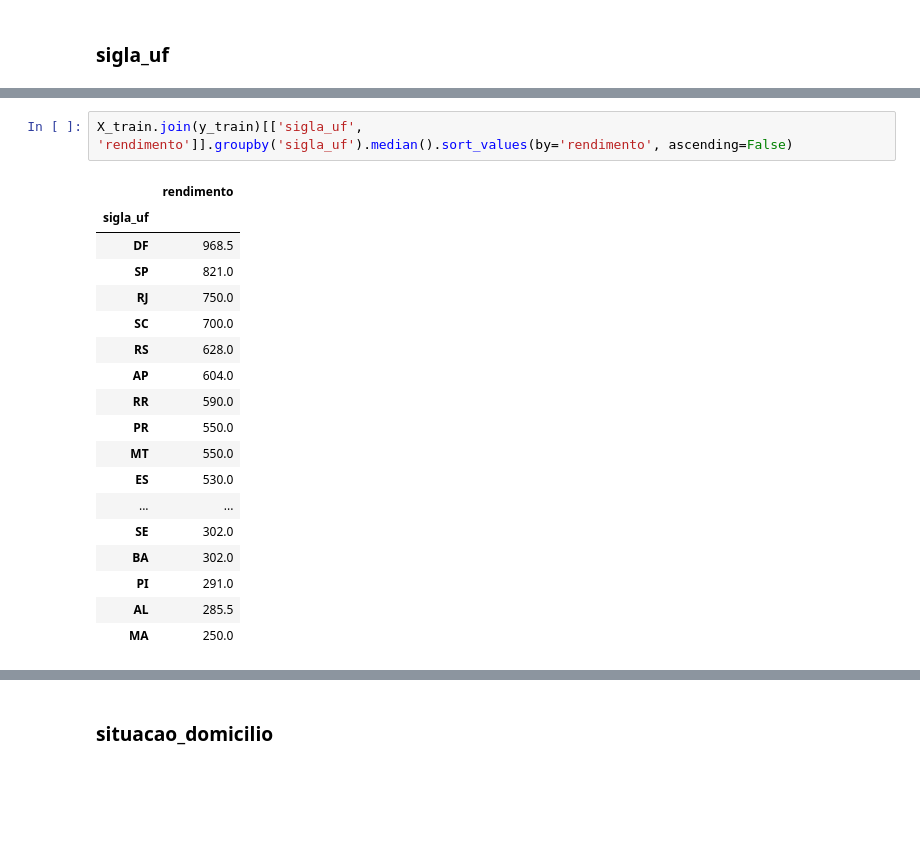
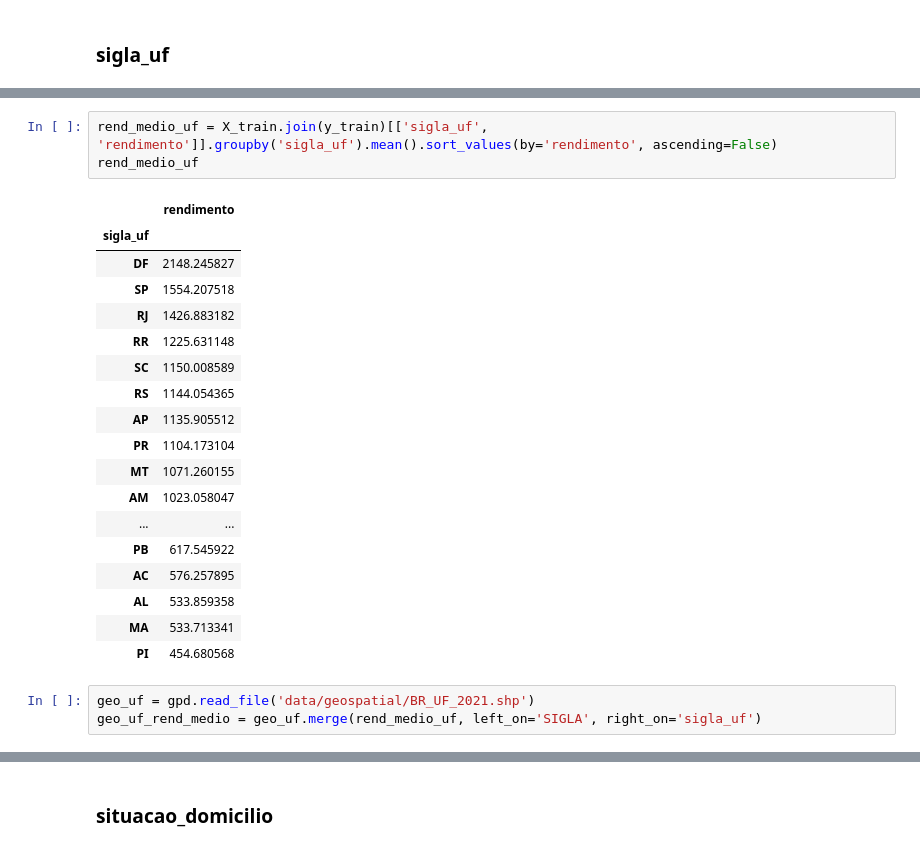
Before and after one commit to franklinzppa/renda-censo-regressao, a Jupyter notebook: renda-reg.ipynb, the cells around one changed output, grey strips where cells are left out. Drawn from its saved outputs; the diff is of its cells as text; blank space fills up the shorter version.

Commit message:
added geospatial analysis

```diff
--- a/renda-reg.ipynb
+++ b/renda-reg.ipynb
@@ -352,21 +337,25 @@ plt.show()
 # %%
-X_train.join(y_train)[['sigla_uf', 'rendimento']].groupby('sigla_uf').median().sort_values(by='rendimento', ascending=False)
+rend_medio_uf = X_train.join(y_train)[['sigla_uf', 'rendimento']].groupby('sigla_uf').mean().sort_values(by='rendimento', ascending=False)
+rend_medio_uf
 # %% [output]
 |  | rendimento |
 | sigla_uf |  |
-| DF | 968.5 |
-| SP | 821.0 |
-| RJ | 750.0 |
-| SC | 700.0 |
-| RS | 628.0 |
-| AP | 604.0 |
-| RR | 590.0 |
-| PR | 550.0 |
-| MT | 550.0 |
-| ES | 530.0 |
+| DF | 2148.245827 |
+| SP | 1554.207518 |
+| RJ | 1426.883182 |
+| RR | 1225.631148 |
+| SC | 1150.008589 |
+| RS | 1144.054365 |
+| AP | 1135.905512 |
+| PR | 1104.173104 |
+| MT | 1071.260155 |
+| AM | 1023.058047 |
 | ... | ... |
-| SE | 302.0 |
-| BA | 302.0 |
-| PI | 291.0 |
-| AL | 285.5 |
-| MA | 250.0 |
+| PB | 617.545922 |
+| AC | 576.257895 |
+| AL | 533.859358 |
+| MA | 533.713341 |
+| PI | 454.680568 |
+# %%
+geo_uf = gpd.read_file('data/geospatial/BR_UF_2021.shp')
+geo_uf_rend_medio = geo_uf.merge(rend_medio_uf, left_on='SIGLA', right_on='sigla_uf')
```
Also changed, not shown: parts of 7 cells of this notebook, 5 other files.
